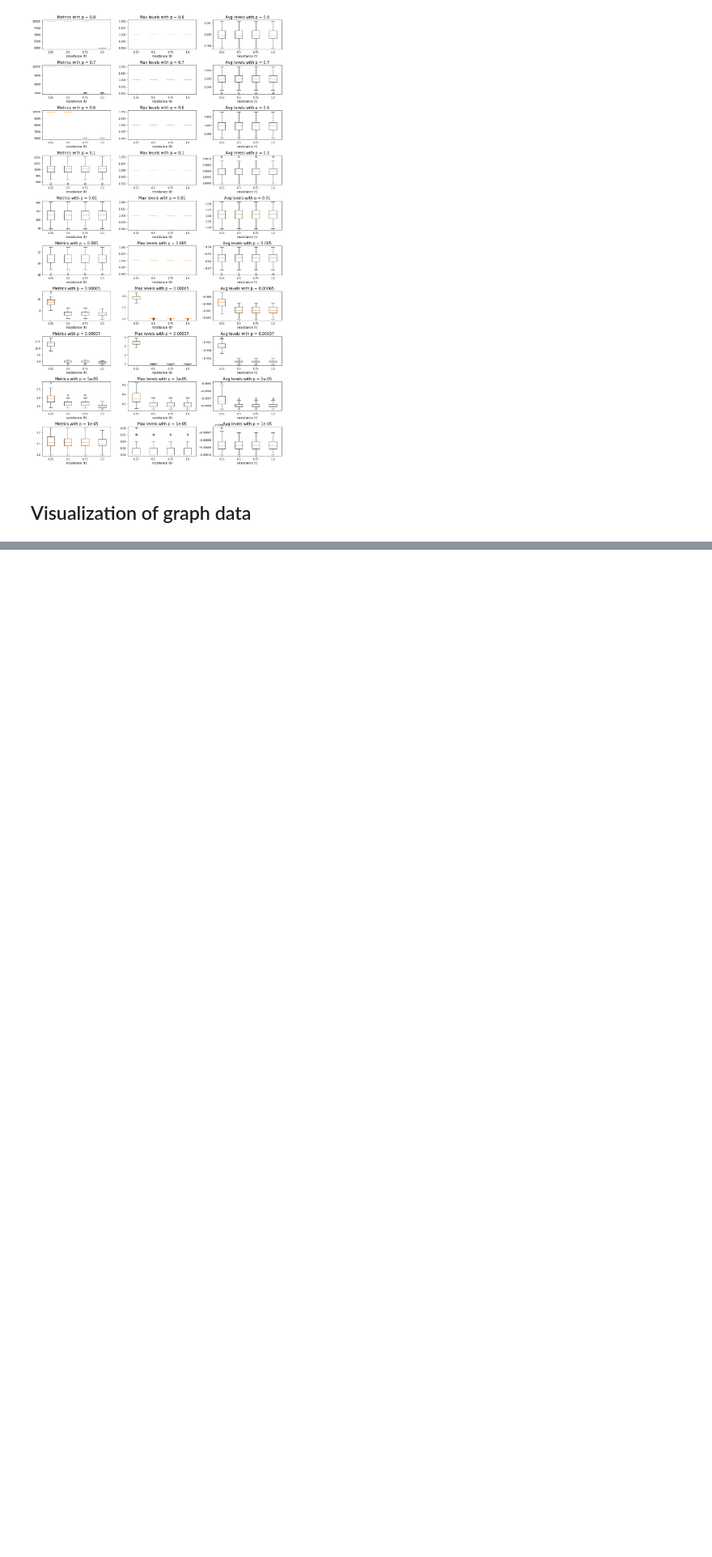
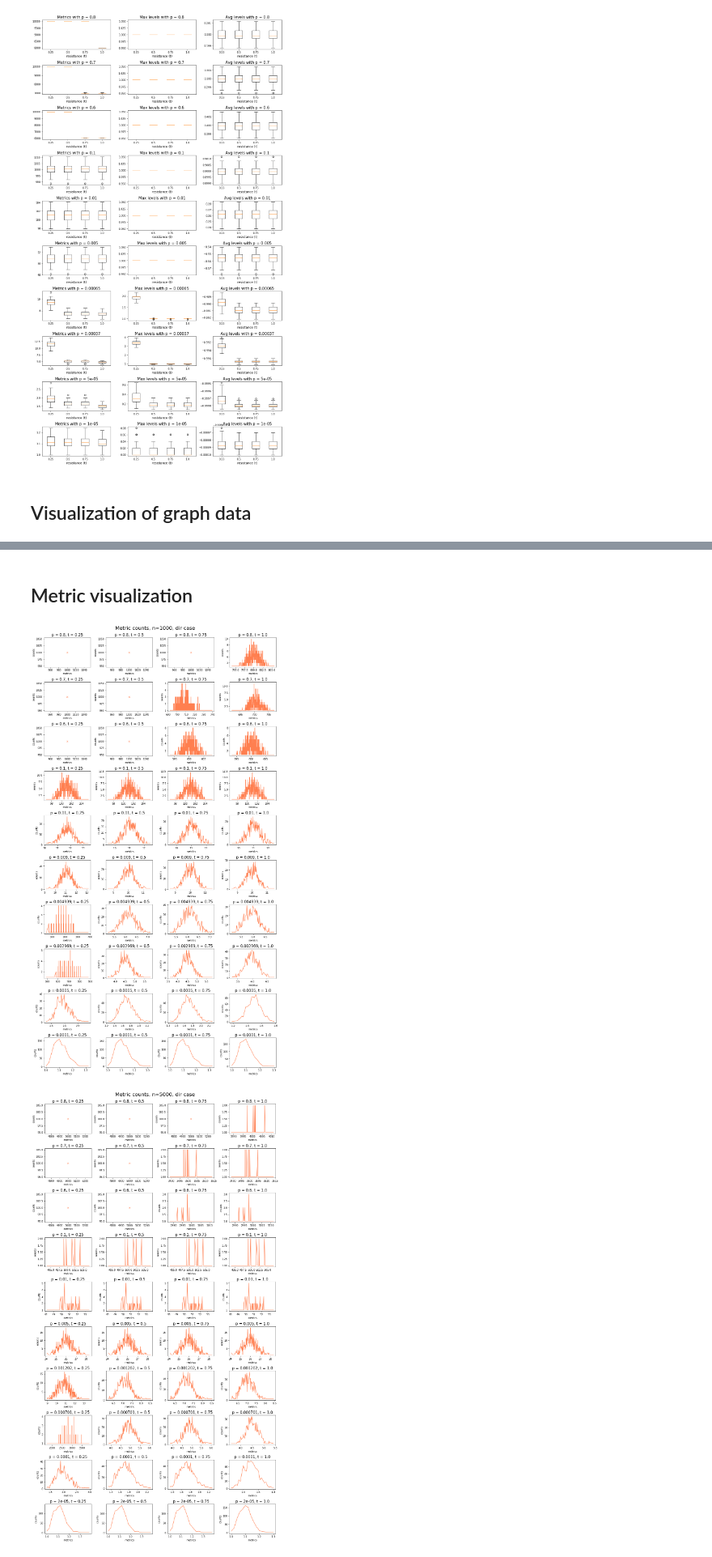
Before and after one commit to liacov/FLTR-Gnp, a Jupyter notebook: data-visualization.ipynb, the cells around one changed output, grey strips where cells are left out. Shown at 81% size. Cells and saved outputs as stored; diff of their text form; code cells hidden in the pictures; blank space fills up the shorter version.

```diff
--- a/data-visualization.ipynb
+++ b/data-visualization.ipynb
@@ -116,0 +117,49 @@ for n in [1000, 5000, 10000]:
+# %% [markdown]
+## Metric visualization
+# %%
+def plot_metric_counts(prob, directed, n, res, t):
+    # check the directed value
+    if directed:
+        lab = 'dir'
+    else : lab = 'und'
+    # check the t type
+    if t:
+        thr = 'maxpred'
+    else : thr = 'pred'
+
+    fig, axs = plt.subplots(len(prob), len(res), figsize = (14,25))
+    for i, p in enumerate(prob):
+        # load data
+        temp = pd.read_csv('data/{}/data_node_{}_{}_{}.csv'.format(thr, lab, n, p))
+        for j, group in enumerate(temp[['metric','resistance']].groupby('resistance')):
+            metrics, counts = np.unique(group[1].metric.values, return_counts=True)
+            # plot data
+            if metrics.shape[0] != 1:
+                sym = '-'
+            else:
+                sym = 'x'
+            axs[i,j].set_title('p = {}, t = {}'.format(round(p,6),group[0]), fontsize=15)
+            _ = axs[i,j].plot(metrics, counts, sym, color='coral')
+            _ = axs[i,j].set_xlabel('metrics')
+            _ = axs[i,j].set_ylabel('counts')
+
+        # delete from memory
+        del temp
+
+    plt.suptitle('Metric counts, n={}, {} case'.format(n, lab), y=1.01, fontsize=20)
+    plt.tight_layout()
+    plt.savefig('images/comulative_metric_{}_{}_{}.jpeg'.format(thr, lab, n))
+# %%
+d = True
+t = False
+
+# reading resistances
+res = np.load('data/res_phase1.npy')
+
+for N in [1000, 5000, 10000]:
+    with open('data/keys{}.txt'.format(N), 'r') as f:
+        prob = eval(f.read())
+    plot_metric_counts(prob, d, N, res, t)
+# %% [output]
+[figure, added]
+[figure, added]
```
Also changed, not shown: parts of 5 cells of this notebook, 28 other files.
